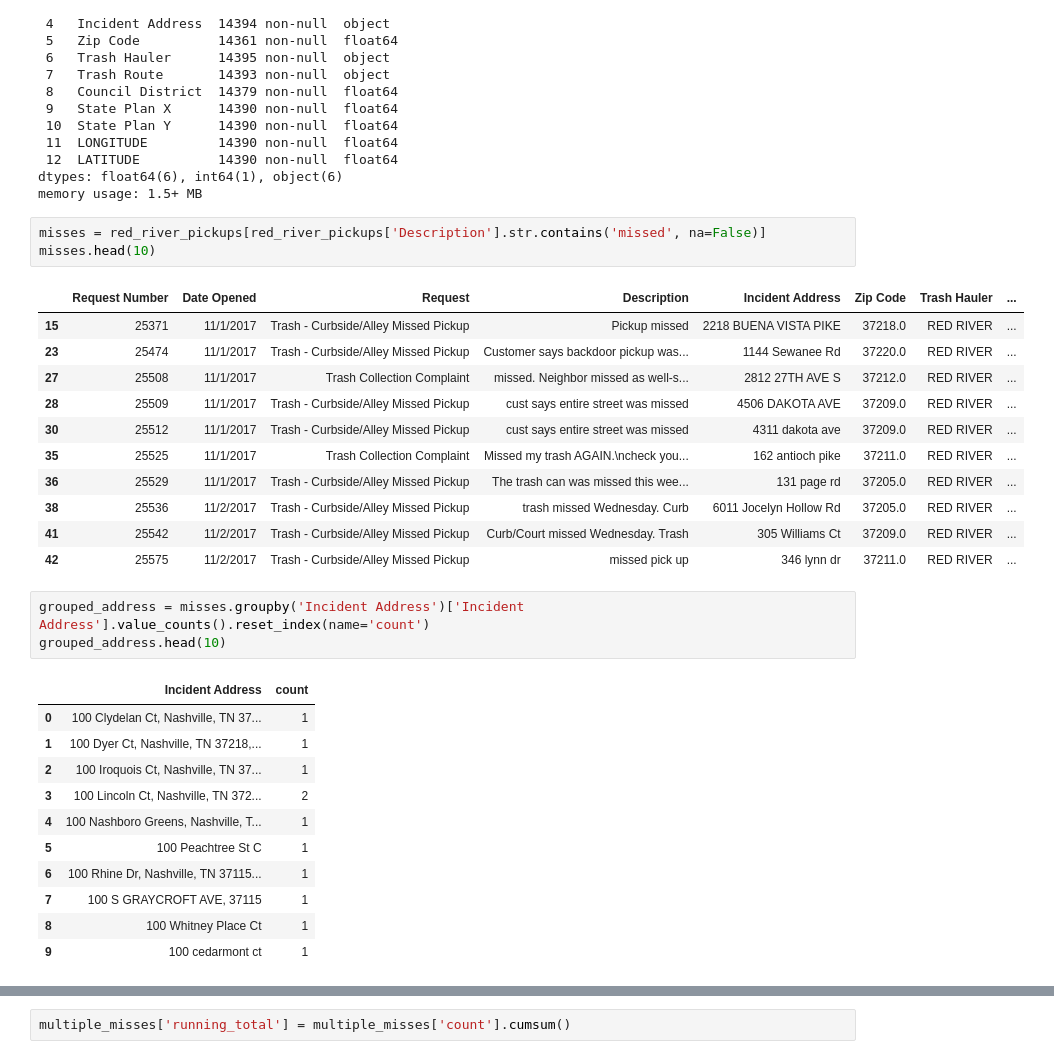
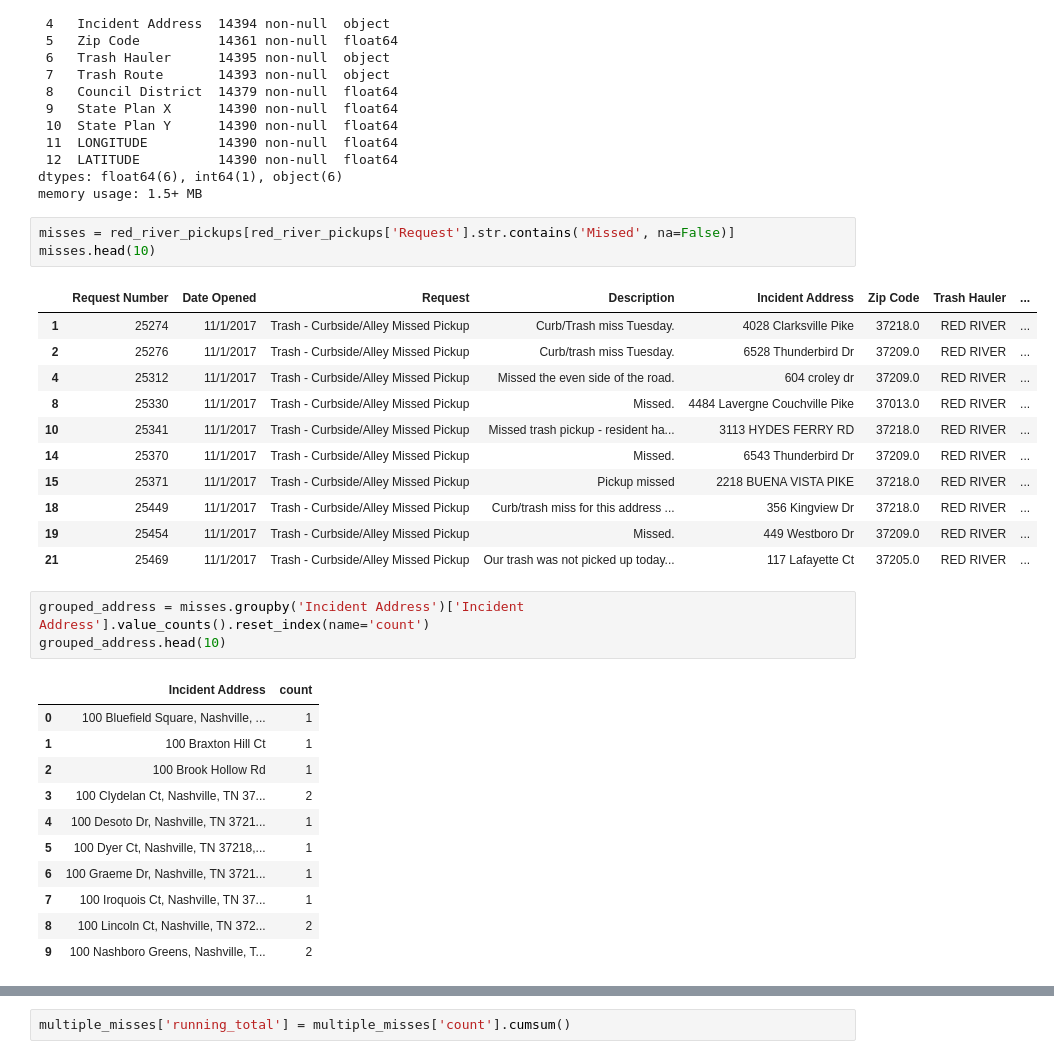
Before and after one commit to NSS-Data-Analytics-Cohort-14/trash-pickups-v2-Djmayfield-alt, a Jupyter notebook: notebooks/Dillon_Trash_pickups.ipynb, the cells around one changed output, grey strips where cells are left out. Saved outputs shown, nothing was run; the diff lists cells and outputs as text.

```diff
--- a/notebooks/Dillon_Trash_pickups.ipynb
+++ b/notebooks/Dillon_Trash_pickups.ipynb
@@ -72,32 +76,32 @@ Data columns (total 13 columns):
 dtypes: float64(6), int64(1), object(6)
 memory usage: 1.5+ MB
 # %%
-misses = red_river_pickups[red_river_pickups['Description'].str.contains('missed', na=False)]
+misses = red_river_pickups[red_river_pickups['Request'].str.contains('Missed', na=False)]
 misses.head(10)
 # %% [output]
 |  | Request Number | Date Opened | Request | Description | Incident Address | Zip Code | Trash Hauler | ... |
+| 1 | 25274 | 11/1/2017 | Trash - Curbside/Alley Missed Pickup | Curb/Trash miss Tuesday. | 4028 Clarksville Pike | 37218.0 | RED RIVER | ... |
+| 2 | 25276 | 11/1/2017 | Trash - Curbside/Alley Missed Pickup | Curb/trash miss Tuesday. | 6528 Thunderbird Dr | 37209.0 | RED RIVER | ... |
+| 4 | 25312 | 11/1/2017 | Trash - Curbside/Alley Missed Pickup | Missed the even side of the road. | 604 croley dr | 37209.0 | RED RIVER | ... |
+| 8 | 25330 | 11/1/2017 | Trash - Curbside/Alley Missed Pickup | Missed. | 4484 Lavergne Couchville Pike | 37013.0 | RED RIVER | ... |
+| 10 | 25341 | 11/1/2017 | Trash - Curbside/Alley Missed Pickup | Missed trash pickup - resident ha... | 3113 HYDES FERRY RD | 37218.0 | RED RIVER | ... |
+| 14 | 25370 | 11/1/2017 | Trash - Curbside/Alley Missed Pickup | Missed. | 6543 Thunderbird Dr | 37209.0 | RED RIVER | ... |
 | 15 | 25371 | 11/1/2017 | Trash - Curbside/Alley Missed Pickup | Pickup missed | 2218 BUENA VISTA PIKE | 37218.0 | RED RIVER | ... |
-| 23 | 25474 | 11/1/2017 | Trash - Curbside/Alley Missed Pickup | Customer says backdoor pickup was... | 1144 Sewanee Rd | 37220.0 | RED RIVER | ... |
-| 27 | 25508 | 11/1/2017 | Trash Collection Complaint | missed. Neighbor missed as well-s... | 2812 27TH AVE S | 37212.0 | RED RIVER | ... |
-| 28 | 25509 | 11/1/2017 | Trash - Curbside/Alley Missed Pickup | cust says entire street was missed | 4506 DAKOTA AVE | 37209.0 | RED RIVER | ... |
-| 30 | 25512 | 11/1/2017 | Trash - Curbside/Alley Missed Pickup | cust says entire street was missed | 4311 dakota ave | 37209.0 | RED RIVER | ... |
-| 35 | 25525 | 11/1/2017 | Trash Collection Complaint | Missed my trash AGAIN.\ncheck you... | 162 antioch pike | 37211.0 | RED RIVER | ... |
-| 36 | 25529 | 11/1/2017 | Trash - Curbside/Alley Missed Pickup | The trash can was missed this wee... | 131 page rd | 37205.0 | RED RIVER | ... |
-| 38 | 25536 | 11/2/2017 | Trash - Curbside/Alley Missed Pickup | trash missed Wednesday. Curb | 6011 Jocelyn Hollow Rd | 37205.0 | RED RIVER | ... |
-| 41 | 25542 | 11/2/2017 | Trash - Curbside/Alley Missed Pickup | Curb/Court missed Wednesday. Trash | 305 Williams Ct | 37209.0 | RED RIVER | ... |
-| 42 | 25575 | 11/2/2017 | Trash - Curbside/Alley Missed Pickup | missed pick up | 346 lynn dr | 37211.0 | RED RIVER | ... |
+| 18 | 25449 | 11/1/2017 | Trash - Curbside/Alley Missed Pickup | Curb/trash miss for this address ... | 356 Kingview Dr | 37218.0 | RED RIVER | ... |
+| 19 | 25454 | 11/1/2017 | Trash - Curbside/Alley Missed Pickup | Missed. | 449 Westboro Dr | 37209.0 | RED RIVER | ... |
+| 21 | 25469 | 11/1/2017 | Trash - Curbside/Alley Missed Pickup | Our trash was not picked up today... | 117 Lafayette Ct | 37205.0 | RED RIVER | ... |
 # %%
 grouped_address = misses.groupby('Incident Address')['Incident Address'].value_counts().reset_index(name='count')
 grouped_address.head(10)
 # %% [output]
 |  | Incident Address | count |
-| 0 | 100 Clydelan Ct, Nashville, TN 37... | 1 |
-| 1 | 100 Dyer Ct, Nashville, TN 37218,... | 1 |
-| 2 | 100 Iroquois Ct, Nashville, TN 37... | 1 |
-| 3 | 100 Lincoln Ct, Nashville, TN 372... | 2 |
-| 4 | 100 Nashboro Greens, Nashville, T... | 1 |
-| 5 | 100 Peachtree St C | 1 |
-| 6 | 100 Rhine Dr, Nashville, TN 37115... | 1 |
-| 7 | 100 S GRAYCROFT AVE, 37115 | 1 |
-| 8 | 100 Whitney Place Ct | 1 |
-| 9 | 100 cedarmont ct | 1 |
+| 0 | 100 Bluefield Square, Nashville, ... | 1 |
+| 1 | 100 Braxton Hill Ct | 1 |
+| 2 | 100 Brook Hollow Rd | 1 |
+| 3 | 100 Clydelan Ct, Nashville, TN 37... | 2 |
+| 4 | 100 Desoto Dr, Nashville, TN 3721... | 1 |
+| 5 | 100 Dyer Ct, Nashville, TN 37218,... | 1 |
+| 6 | 100 Graeme Dr, Nashville, TN 3721... | 1 |
+| 7 | 100 Iroquois Ct, Nashville, TN 37... | 1 |
+| 8 | 100 Lincoln Ct, Nashville, TN 372... | 2 |
+| 9 | 100 Nashboro Greens, Nashville, T... | 2 |
```
Also changed, not shown: parts of 41 cells of this notebook.
